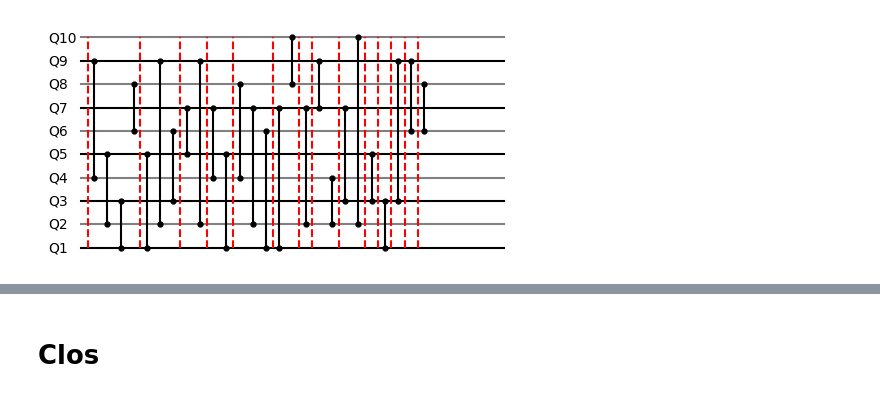
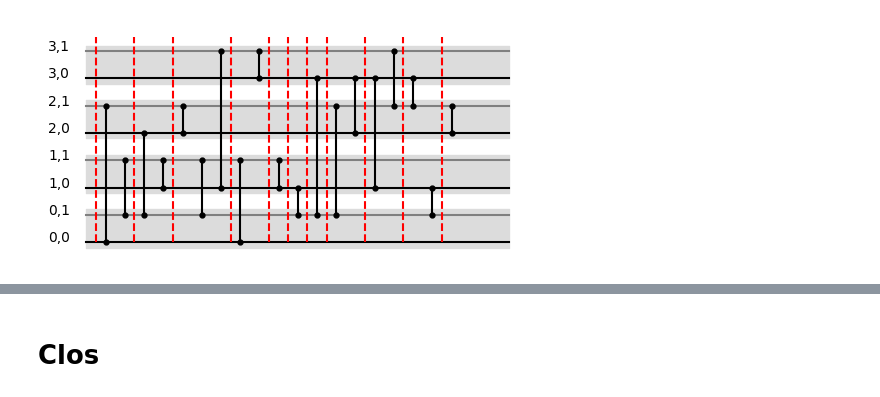
Before and after one commit to hassan-shap/QswitchNet, a Jupyter notebook: compiler_multiqubit.ipynb, the cells around one changed output, grey strips where cells are left out. Drawn from its saved outputs; the diff is of its cells as text; code cells hidden in the pictures.

```diff
--- a/compiler_multiqubit.ipynb
+++ b/compiler_multiqubit.ipynb
@@ -47,0 +66,20 @@ circuit_plot(gate_pos,gate_seq)
+# %%
+num_nodes = 4
+node_list = range(num_nodes)
+qubits_per_node = 2
+qubit_list = range(qubits_per_node)
+num_qubits = num_nodes * qubits_per_node
+num_gates = 20
+
+connections = []
+for i in range(num_nodes):
+    for j in range(i+1,num_nodes):
+        connections.append((node_list[i],node_list[j]))
+
+gate_seq_nodes = random.choices(connections, k=num_gates)
+print(gate_seq_nodes)
+gate_seq = []
+for n1, n2 in gate_seq_nodes:
+    gate_seq.append((f"{n1},{random.sample(qubit_list,1)[0]}",f"{n2},{random.sample(qubit_list,1)[0]}"))
+
+print(gate_seq)
@@ -48,15 +206,22 @@ circuit_plot(gate_pos,gate_seq)
 # %%
-node_list = range(1,11)
+node_list = range(4)
+qubits_per_node = 2
 num_nodes = len(node_list)
-num_gates = 30
+num_qubits = num_nodes * qubits_per_node
+num_gates = 20
+
+qubit_list = []
+for node in node_list:
+    for qubit in range(qubits_per_node):
+        qubit_list.append((f"{node},{qubit}"))
+
+connections = []
+for i in range(num_qubits):
+    for j in range(i+1,num_qubits):
+        connections.append((qubit_list[i],qubit_list[j]))
 
 Q = nx.Graph()
-Q.add_nodes_from(node_list)
-
-connections = []
-for i in range(num_nodes):
-    for j in range(i+1,num_nodes):
-        connections.append((node_list[i],node_list[j]))
+Q.add_nodes_from(qubit_list)
 
 gate_seq = random.choices(connections, k=num_gates)
 print(gate_seq)
@@ -65,11 +230,8 @@ gate_pos = 0
 step = 1
 plt.figure(figsize=(6,3))
 gate_final_pos = gate_pos+ (1+num_gates)*step
-qpu_plot(node_list,gate_pos,gate_final_pos)
+qpu_plot(qubit_list,num_nodes,gate_pos,gate_final_pos)
 circuit_plot(gate_pos,gate_seq)
-
-for i_n, node in enumerate(node_list):
-    plt.text(-3.5,i_n+0.8, f"Q{node}")
 plt.axis("off")
 plt.show()
 
@@ -103,29 +265,25 @@ while len(gate_seq_iter)>0:
     query = []
     gate_mul = {}
     Q = nx.Graph()
-    Q.add_nodes_from(node_list)
+    Q.add_nodes_from(qubit_list)
     gate_seq_iter = [gate_seq_iter[idx] for idx in inds_keep]
 
 print(query_seq)
-# print(gate_mul_seq)
-# # Q.add_edges_from(gate_seq)
+print(gate_mul_seq)
+# # # Q.add_edges_from(gate_seq)
 
 gate_pos = 0
 gate_final_pos = gate_pos+ (1+num_gates)*step
 plt.figure(figsize=(6,3))
-
-qpu_plot(node_list,gate_pos,gate_final_pos)
+qpu_plot(qubit_list,num_nodes,gate_pos,gate_final_pos)
 
 for query in query_seq:
     circuit_plot(gate_pos,query)
-    plt.plot([gate_pos-step/2,gate_pos-step/2], [node_list[0],node_list[-1]], "r--")
+    plt.plot([gate_pos-step/2,gate_pos-step/2], [0,num_qubits-0.5], "r--")
     gate_pos += step*len(query)
 
-for i_n, node in enumerate(node_list):
-    plt.text(-3.5,i_n+0.8, f"Q{node}")
 plt.axis("off")
 plt.show()
-# nx.draw(Q, node_size=40,  with_labels=True)
 
 gate_mul_orig = {}
 gate_mul_query = {}
@@ -140,6 +298,29 @@ for i_q, query in enumerate(query_seq):
     for gate in query:
         gate_mul_query[gate] += gate_mul_seq[i_q][gate]
 
-print(gate_mul_orig)
-print(gate_mul_query)
+# print(gate_mul_orig)
+# print(gate_mul_query)
+
+remote_query_seq = []
+for query in query_seq:
+    remote_query = []
+    # print(query)
+    for gate in query:
+        if gate[0].split(",")[0] != gate[1].split(",")[0]:
+            remote_query.append(gate)
+    if len(remote_query)>0:
+        remote_query_seq.append(remote_query)
+
+
+gate_pos = 0
+gate_final_pos = gate_pos+ (1+num_gates)*step
+plt.figure(figsize=(6,3))
+qpu_plot(qubit_list,num_nodes,gate_pos,gate_final_pos)
+for query in remote_query_seq:
+    circuit_plot(gate_pos,query)
+    plt.plot([gate_pos-step/2,gate_pos-step/2], [0,num_qubits-0.5], "r--")
+    gate_pos += step*len(query)
+
+plt.axis("off")
+plt.show()
 # %% [output]
@@ -149 +331 @@ print(gate_mul_query)
-[figure, old version]
+[figure, new version]
```
Also changed, not shown: parts of 9 cells of this notebook.
